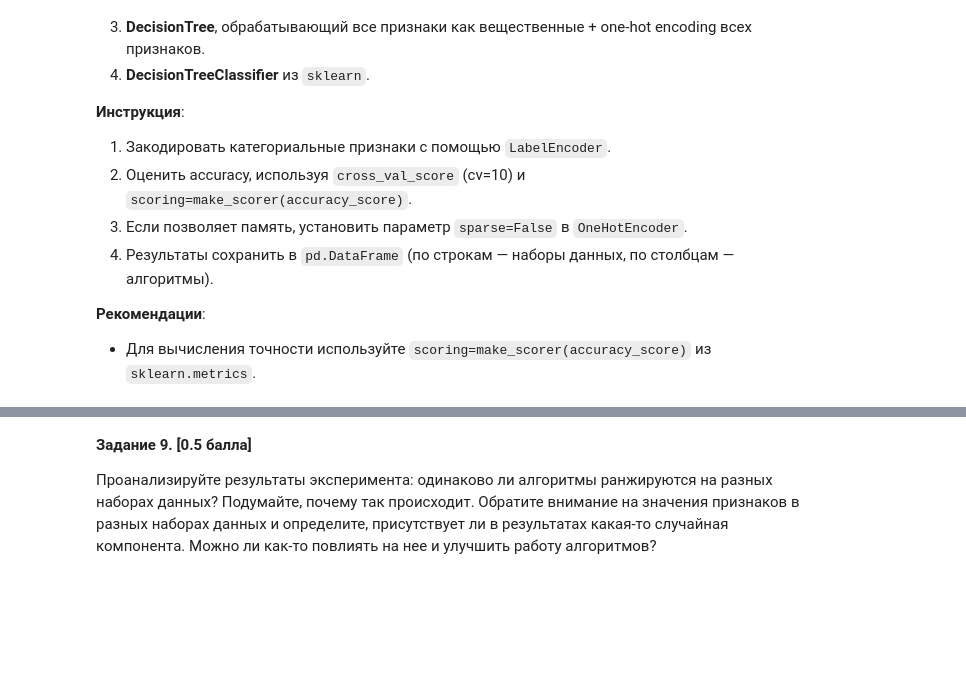
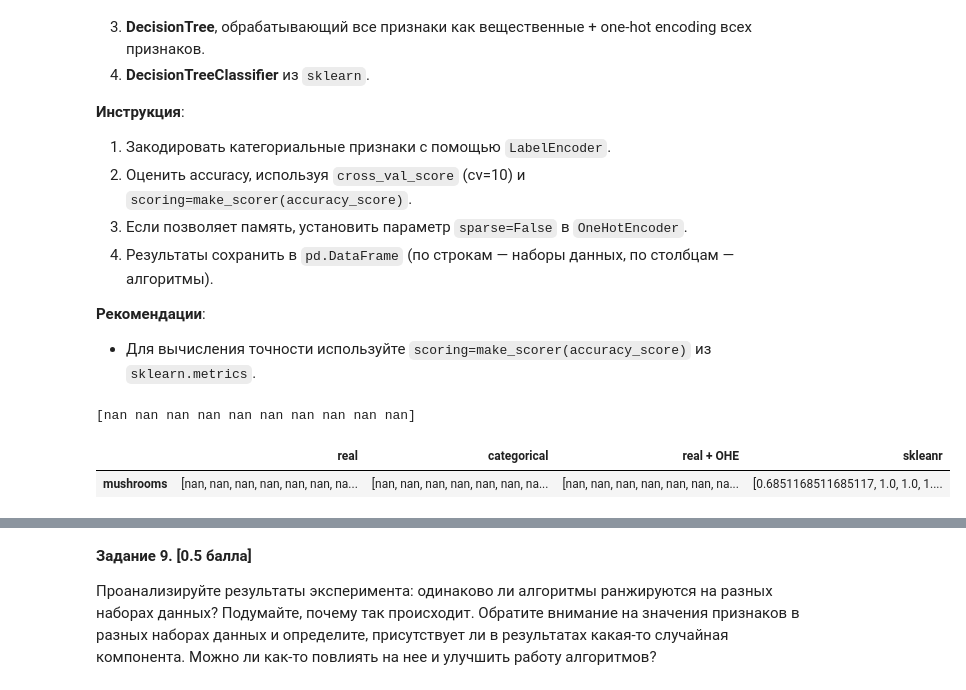
Before and after one commit to ArtemKirk/LAB-6-Decision-trees_MAI, a Jupyter notebook: ML MAI & SBER. Decision Trees LAB6.ipynb, the cells around one changed output, grey strips where cells are left out. Cells and saved outputs as stored; diff of their text form; code cells hidden in the pictures; blank space fills up the shorter version.

```diff
--- a/ML MAI & SBER. Decision Trees LAB6.ipynb
+++ b/ML MAI & SBER. Decision Trees LAB6.ipynb
@@ -418,0 +417,38 @@ __Задание 8. [1 балл]__
+# %%
+#1. DecisionTree, обрабатывающий все признаки как вещественные.
+X = OrdinalEncoder(dtype=np.int32).fit_transform(df.iloc[:, 1:])
+tree = DecisionTree(feature_types=['categorical'] * X.shape[1])
+accuracy1 = cross_val_score(estimator=tree, X=X, y=y, scoring='accuracy', cv=10)
+
+print(accuracy1)
+# %% [output]
+[nan nan nan nan nan nan nan nan nan nan]
+# %%
+#2. DecisionTree, обрабатывающий все признаки как категориальные.
+X = OrdinalEncoder(dtype=np.int32).fit_transform(df.iloc[:, 1:])
+tree = DecisionTree(feature_types=["real"] * X.shape[1])
+accuracy2 = cross_val_score(estimator=tree, X=X, y=y, scoring='accuracy', cv=10)
+# %%
+
+#3. DecisionTree, обрабатывающий все признаки как вещественные + one-hot encoding всех признаков.
+columns = df.columns[1:]
+
+column_transformer = ColumnTransformer([
+    ('OE', OrdinalEncoder(dtype=np.int32), columns),
+    ('OHE', OneHotEncoder(sparse_output=False), columns)
+])
+
+X = column_transformer.fit_transform(df.iloc[:, 1:])
+tree = DecisionTree(feature_types=["real"] * X.shape[1])
+accuracy3 = cross_val_score(estimator=tree, X=X, y=y, scoring='accuracy', cv=10)
+# %%
+#4. DecisionTreeClassifier из `sklearn`.
+X = OrdinalEncoder(dtype=np.int32).fit_transform(df.iloc[:, 1:])
+tree = DecisionTreeClassifier()
+accuracy4 = cross_val_score(estimator=tree, X=X, y=y, scoring='accuracy', cv=10)
+# %%
+metrics.loc['mushrooms'] = [accuracy1, accuracy2, accuracy3, accuracy4]
+metrics
+# %% [output]
+|  | real | categorical | real + OHE | skleanr |
+| mushrooms | [nan, nan, nan, nan, nan, nan, na... | [nan, nan, nan, nan, nan, nan, na... | [nan, nan, nan, nan, nan, nan, na... | [0.6851168511685117, 1.0, 1.0, 1.... |
```
Also changed, not shown: parts of 11 cells of this notebook, 7 other files.
